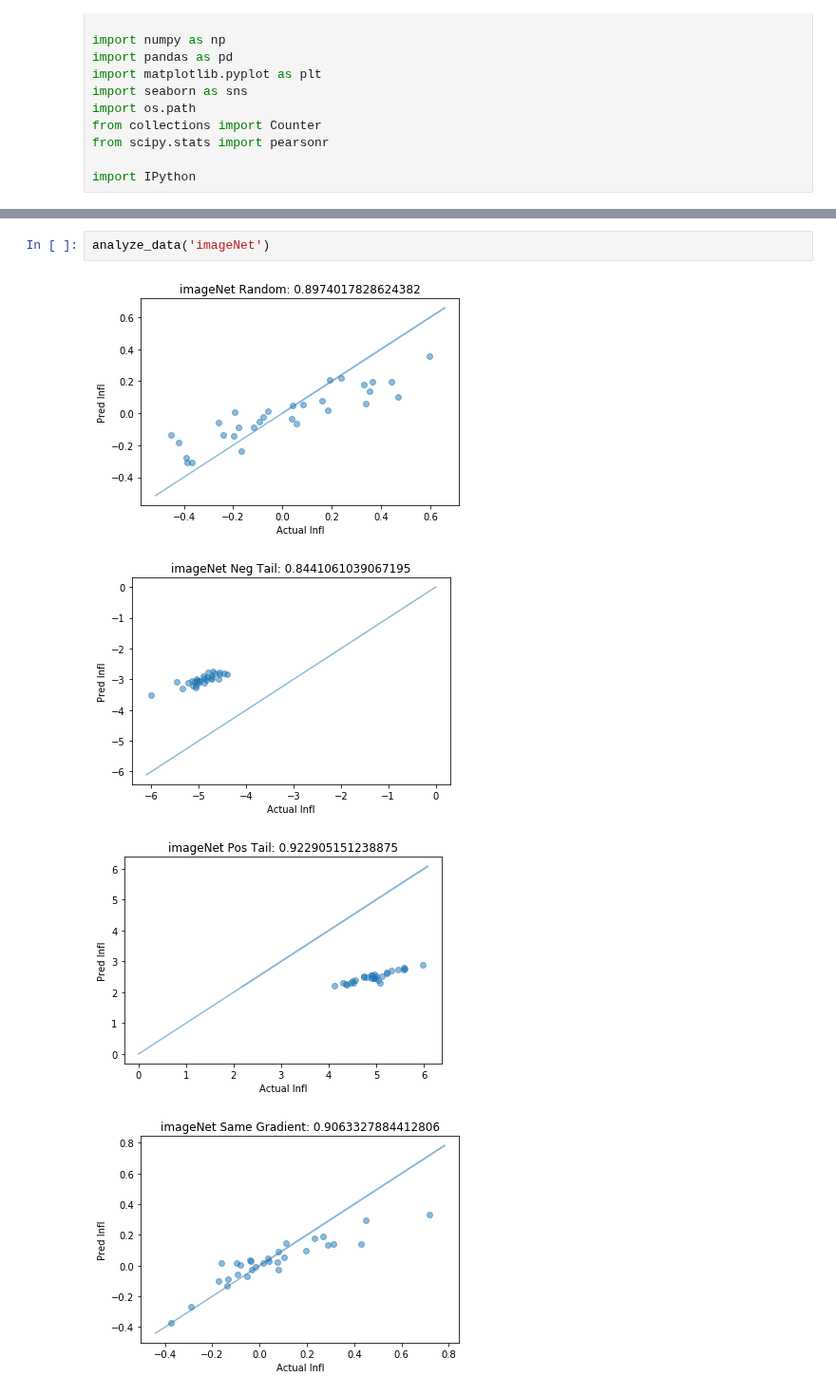
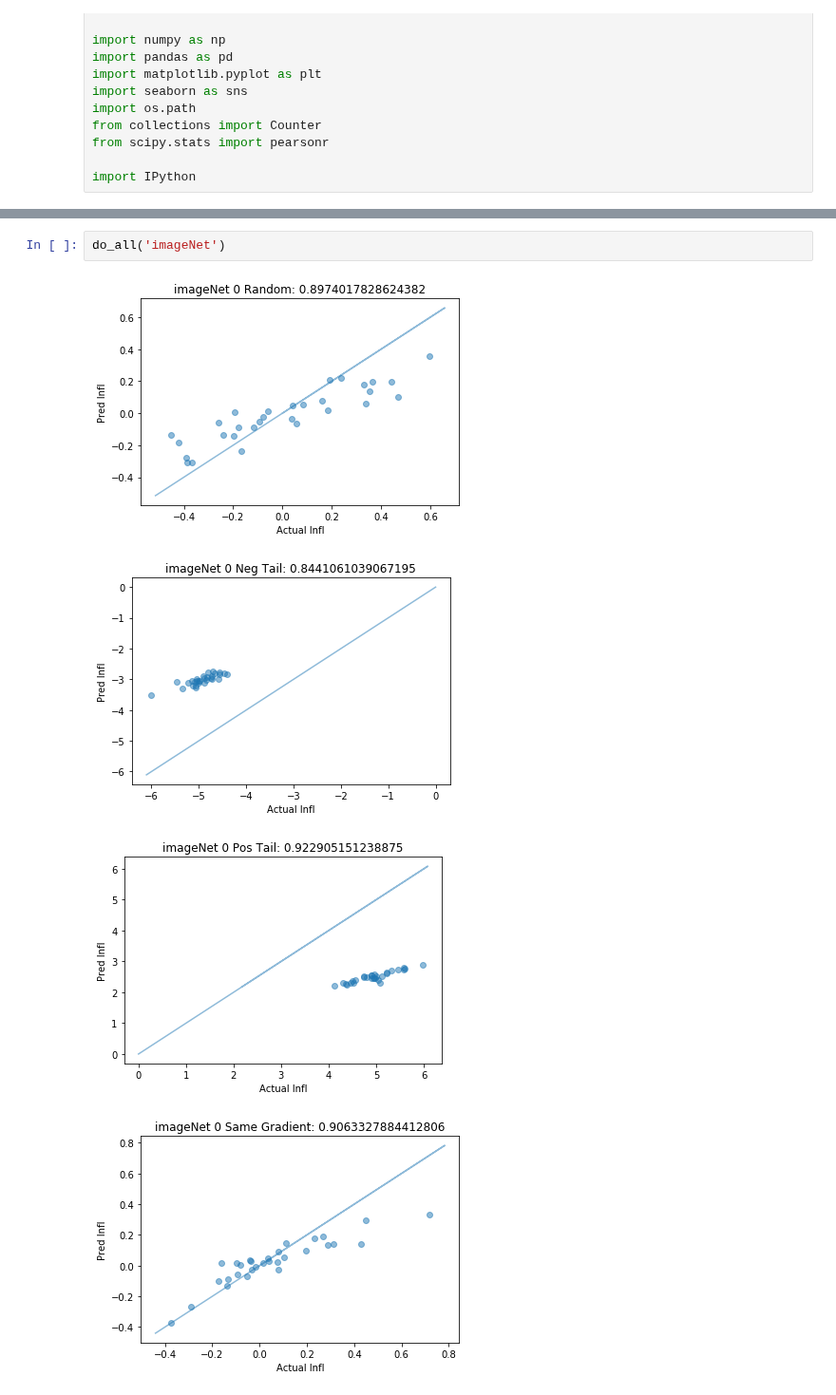
Before and after one commit to bbbert/influence-release, a Jupyter notebook: scripts/break_infl_logreg.ipynb, the cells around one changed output, grey strips where cells are left out. Shown at 95% size. Drawn from its saved outputs; the diff is of its cells as text.

```diff
--- a/scripts/break_infl_logreg.ipynb
+++ b/scripts/break_infl_logreg.ipynb
@@ -92,7 +138,7 @@ def analyze_data(dataset_type, num=0):
 # %%
-analyze_data('imageNet')
+do_all('imageNet')
 # %% [output]
-[figure, old version]
+[figure, new version]
-[figure, old version]
+[figure, new version]
-[figure, old version]
+[figure, new version]
-[figure, old version]
+[figure, new version]
```
Also changed, not shown: parts of 9 cells of this notebook, 1 other file.
